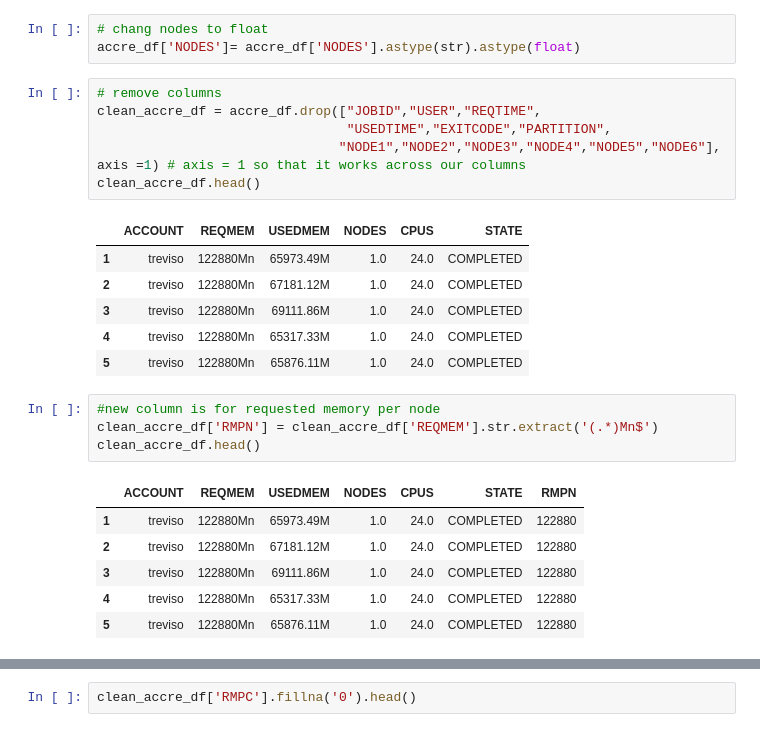
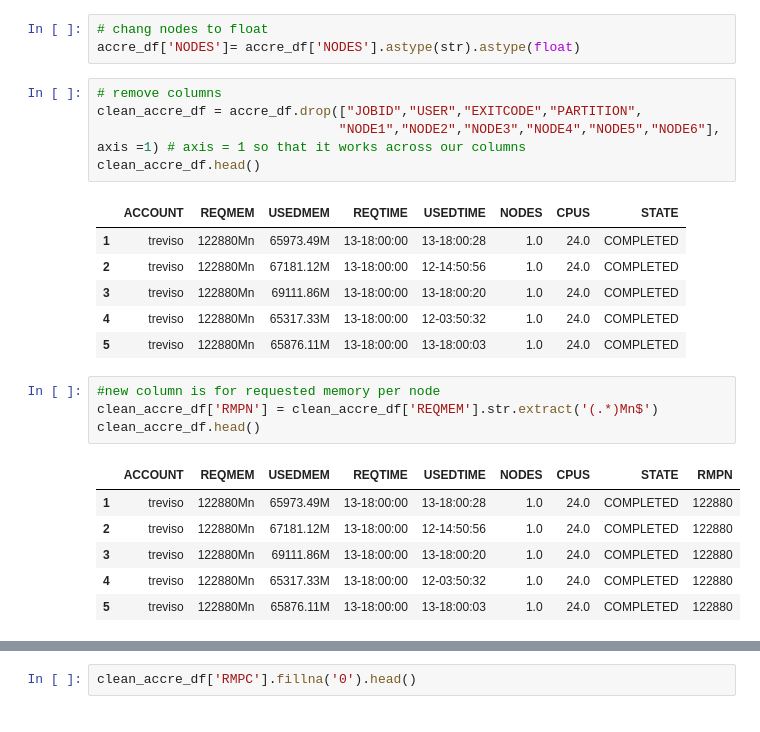
Before and after one commit to nss-data-science-cohort-4/dq2-accre-mst, a Jupyter notebook: accre_analysis.ipynb, the cells around one changed output, grey strips where cells are left out. Saved outputs shown, nothing was run; the diff lists cells and outputs as text.

```diff
--- a/accre_analysis.ipynb
+++ b/accre_analysis.ipynb
@@ -55,28 +51,27 @@ accre_df['CPUS']= accre_df['CPUS'].astype(str).astype(float)
 accre_df['NODES']= accre_df['NODES'].astype(str).astype(float)
 # %%
 # remove columns
-clean_accre_df = accre_df.drop(["JOBID","USER","REQTIME",
-                                "USEDTIME","EXITCODE","PARTITION",
+clean_accre_df = accre_df.drop(["JOBID","USER","EXITCODE","PARTITION",
                                "NODE1","NODE2","NODE3","NODE4","NODE5","NODE6"], axis =1) # axis = 1 so that it works across our columns
 clean_accre_df.head()
 # %% [output]
-|  | ACCOUNT | REQMEM | USEDMEM | NODES | CPUS | STATE |
-| 1 | treviso | 122880Mn | 65973.49M | 1.0 | 24.0 | COMPLETED |
-| 2 | treviso | 122880Mn | 67181.12M | 1.0 | 24.0 | COMPLETED |
-| 3 | treviso | 122880Mn | 69111.86M | 1.0 | 24.0 | COMPLETED |
-| 4 | treviso | 122880Mn | 65317.33M | 1.0 | 24.0 | COMPLETED |
-| 5 | treviso | 122880Mn | 65876.11M | 1.0 | 24.0 | COMPLETED |
+|  | ACCOUNT | REQMEM | USEDMEM | REQTIME | USEDTIME | NODES | CPUS | STATE |
+| 1 | treviso | 122880Mn | 65973.49M | 13-18:00:00 | 13-18:00:28 | 1.0 | 24.0 | COMPLETED |
+| 2 | treviso | 122880Mn | 67181.12M | 13-18:00:00 | 12-14:50:56 | 1.0 | 24.0 | COMPLETED |
+| 3 | treviso | 122880Mn | 69111.86M | 13-18:00:00 | 13-18:00:20 | 1.0 | 24.0 | COMPLETED |
+| 4 | treviso | 122880Mn | 65317.33M | 13-18:00:00 | 12-03:50:32 | 1.0 | 24.0 | COMPLETED |
+| 5 | treviso | 122880Mn | 65876.11M | 13-18:00:00 | 13-18:00:03 | 1.0 | 24.0 | COMPLETED |
 # %%
 #new column is for requested memory per node
 clean_accre_df['RMPN'] = clean_accre_df['REQMEM'].str.extract('(.*)Mn$')
 clean_accre_df.head()
 # %% [output]
-|  | ACCOUNT | REQMEM | USEDMEM | NODES | CPUS | STATE | RMPN |
-| 1 | treviso | 122880Mn | 65973.49M | 1.0 | 24.0 | COMPLETED | 122880 |
-| 2 | treviso | 122880Mn | 67181.12M | 1.0 | 24.0 | COMPLETED | 122880 |
-| 3 | treviso | 122880Mn | 69111.86M | 1.0 | 24.0 | COMPLETED | 122880 |
-| 4 | treviso | 122880Mn | 65317.33M | 1.0 | 24.0 | COMPLETED | 122880 |
-| 5 | treviso | 122880Mn | 65876.11M | 1.0 | 24.0 | COMPLETED | 122880 |
+|  | ACCOUNT | REQMEM | USEDMEM | REQTIME | USEDTIME | NODES | CPUS | STATE | RMPN |
+| 1 | treviso | 122880Mn | 65973.49M | 13-18:00:00 | 13-18:00:28 | 1.0 | 24.0 | COMPLETED | 122880 |
+| 2 | treviso | 122880Mn | 67181.12M | 13-18:00:00 | 12-14:50:56 | 1.0 | 24.0 | COMPLETED | 122880 |
+| 3 | treviso | 122880Mn | 69111.86M | 13-18:00:00 | 13-18:00:20 | 1.0 | 24.0 | COMPLETED | 122880 |
+| 4 | treviso | 122880Mn | 65317.33M | 13-18:00:00 | 12-03:50:32 | 1.0 | 24.0 | COMPLETED | 122880 |
+| 5 | treviso | 122880Mn | 65876.11M | 13-18:00:00 | 13-18:00:03 | 1.0 | 24.0 | COMPLETED | 122880 |
 # %%
 #new column is for requested memory per core
 clean_accre_df['RMPC'] = clean_accre_df['REQMEM'].str.extract('(.*)Mc$')
```
Also changed, not shown: parts of 71 cells of this notebook.
